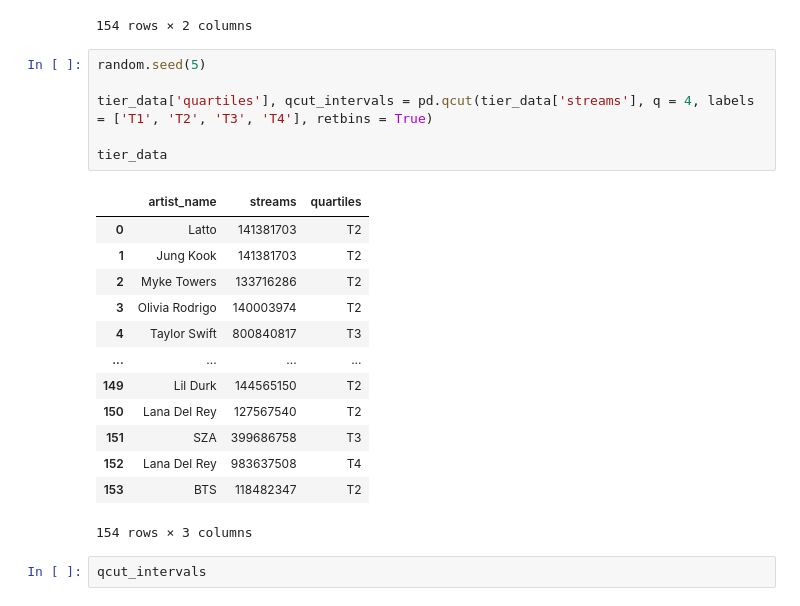
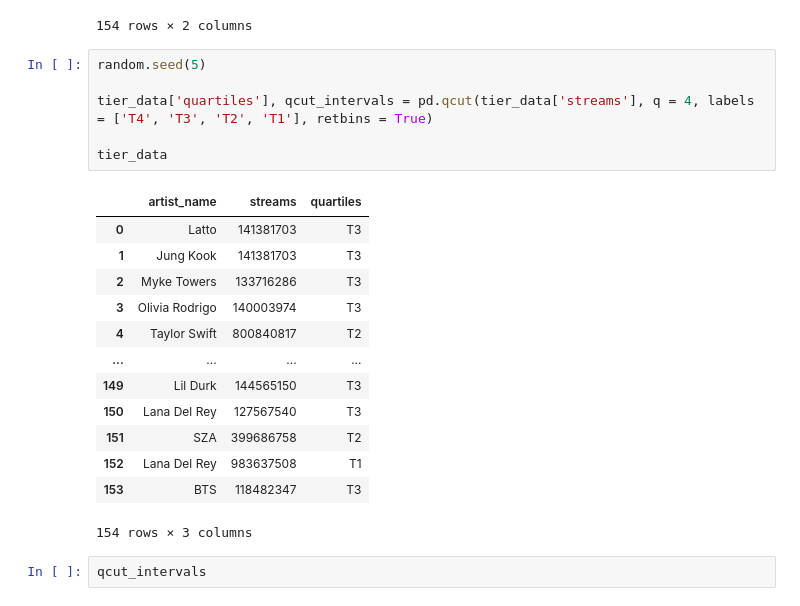
Before and after one commit to low122/Spotify-music-trend, a Jupyter notebook: spotifyAnalysis.ipynb, the cells around one changed output. Drawn from its saved outputs; the diff is of its cells as text.

```diff
--- a/spotifyAnalysis.ipynb
+++ b/spotifyAnalysis.ipynb
@@ -288,22 +292,22 @@ tier_data
 # %%
 random.seed(5)
 
-tier_data['quartiles'], qcut_intervals = pd.qcut(tier_data['streams'], q = 4, labels = ['T1', 'T2', 'T3', 'T4'], retbins = True)
+tier_data['quartiles'], qcut_intervals = pd.qcut(tier_data['streams'], q = 4, labels = ['T4', 'T3', 'T2', 'T1'], retbins = True)
 
 tier_data
 # %% [output]
 |  | artist_name | streams | quartiles |
-| 0 | Latto | 141381703 | T2 |
-| 1 | Jung Kook | 141381703 | T2 |
-| 2 | Myke Towers | 133716286 | T2 |
-| 3 | Olivia Rodrigo | 140003974 | T2 |
-| 4 | Taylor Swift | 800840817 | T3 |
+| 0 | Latto | 141381703 | T3 |
+| 1 | Jung Kook | 141381703 | T3 |
+| 2 | Myke Towers | 133716286 | T3 |
+| 3 | Olivia Rodrigo | 140003974 | T3 |
+| 4 | Taylor Swift | 800840817 | T2 |
 | ... | ... | ... | ... |
-| 149 | Lil Durk | 144565150 | T2 |
-| 150 | Lana Del Rey | 127567540 | T2 |
-| 151 | SZA | 399686758 | T3 |
-| 152 | Lana Del Rey | 983637508 | T4 |
-| 153 | BTS | 118482347 | T2 |
+| 149 | Lil Durk | 144565150 | T3 |
+| 150 | Lana Del Rey | 127567540 | T3 |
+| 151 | SZA | 399686758 | T2 |
+| 152 | Lana Del Rey | 983637508 | T1 |
+| 153 | BTS | 118482347 | T3 |
 154 rows × 3 columns
 # %%
 qcut_intervals
```
Also changed, not shown: parts of 14 cells of this notebook.
